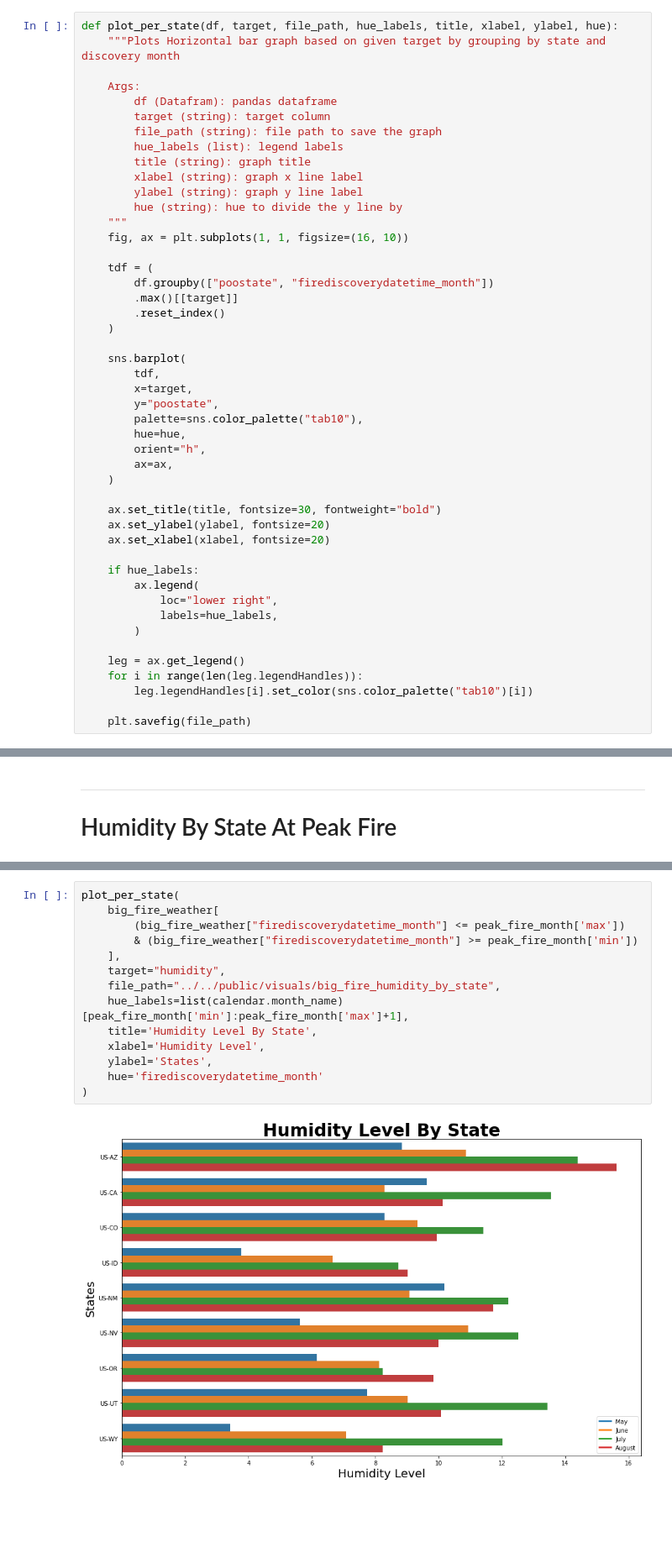
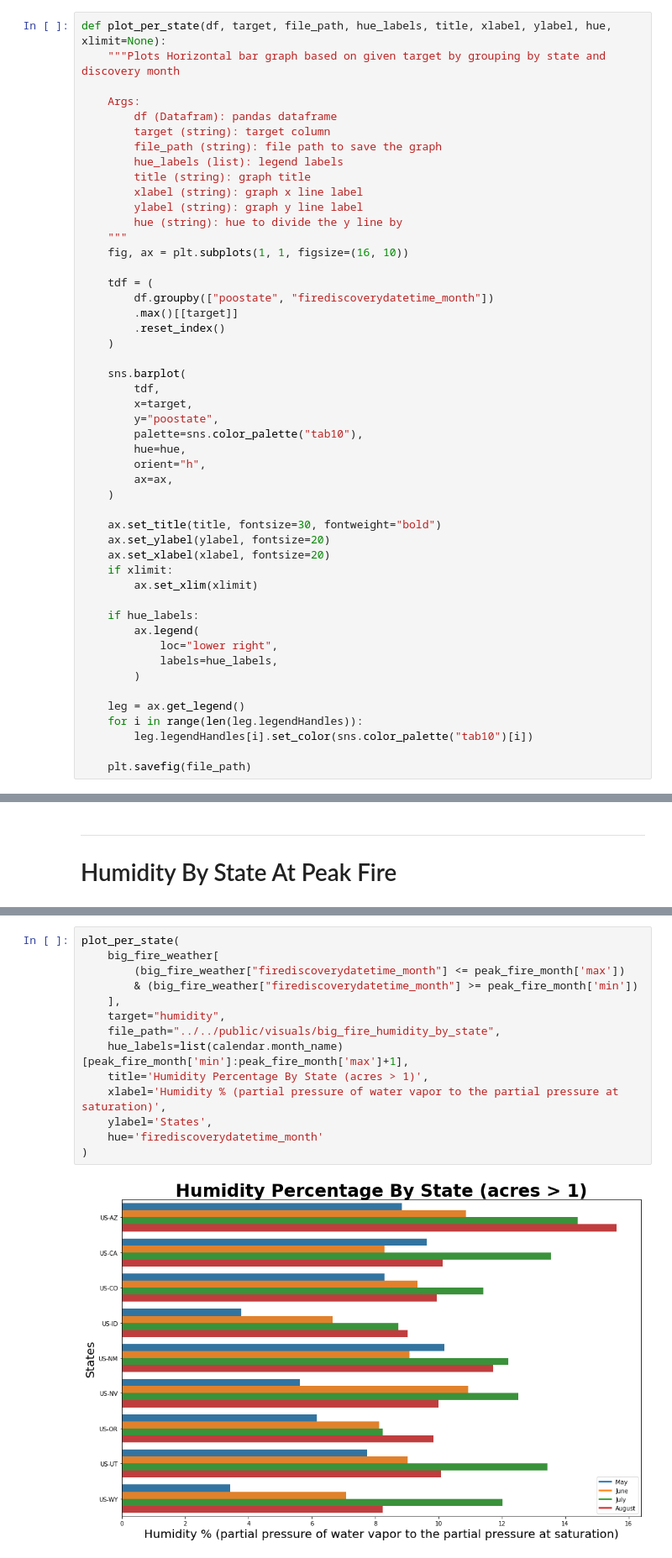
Before and after one commit to jeff-shakes/Wildfire_Size_Prediction, a Jupyter notebook: src/01_cleaning_eda/bt_eda.ipynb, the cells around one changed output, grey strips where cells are left out. Shown at 84% size. Drawn from its saved outputs; the diff is of its cells as text; blank space fills up the shorter version.

```diff
--- a/src/01_cleaning_eda/bt_eda.ipynb
+++ b/src/01_cleaning_eda/bt_eda.ipynb
@@ -568,7 +571,7 @@ plot_by_arg(
 ----
 # Peak Temperature By State
 # %%
-def plot_per_state(df, target, file_path, hue_labels, title, xlabel, ylabel, hue):
+def plot_per_state(df, target, file_path, hue_labels, title, xlabel, ylabel, hue, xlimit=None):
     """Plots Horizontal bar graph based on given target by grouping by state and discovery month
 
     Args:
@@ -602,6 +605,8 @@ def plot_per_state(df, target, file_path, hue_labels, title, xlabel, ylabel, hue
     ax.set_title(title, fontsize=30, fontweight="bold")
     ax.set_ylabel(ylabel, fontsize=20)
     ax.set_xlabel(xlabel, fontsize=20)
+    if xlimit:
+        ax.set_xlim(xlimit)
 
     if hue_labels:
         ax.legend(
@@ -668,19 +675,19 @@ plot_per_state(
 # %%
 plot_per_state(
     big_fire_weather[
         (big_fire_weather["firediscoverydatetime_month"] <= peak_fire_month['max'])
         & (big_fire_weather["firediscoverydatetime_month"] >= peak_fire_month['min'])
     ],
     target="humidity",
     file_path="../../public/visuals/big_fire_humidity_by_state",
     hue_labels=list(calendar.month_name)[peak_fire_month['min']:peak_fire_month['max']+1],
-    title='Humidity Level By State',
-    xlabel='Humidity Level',
+    title='Humidity Percentage By State (acres > 1)',
+    xlabel='Humidity % (partial pressure of water vapor to the partial pressure at saturation)',
     ylabel='States',
     hue='firediscoverydatetime_month'
 )
 # %% [output]
-[figure, old version]
+[figure, new version]
 # %% [markdown]
 ----
 # Wind Speed By State
```
Also changed, not shown: parts of 17 cells of this notebook, 15 other files.
